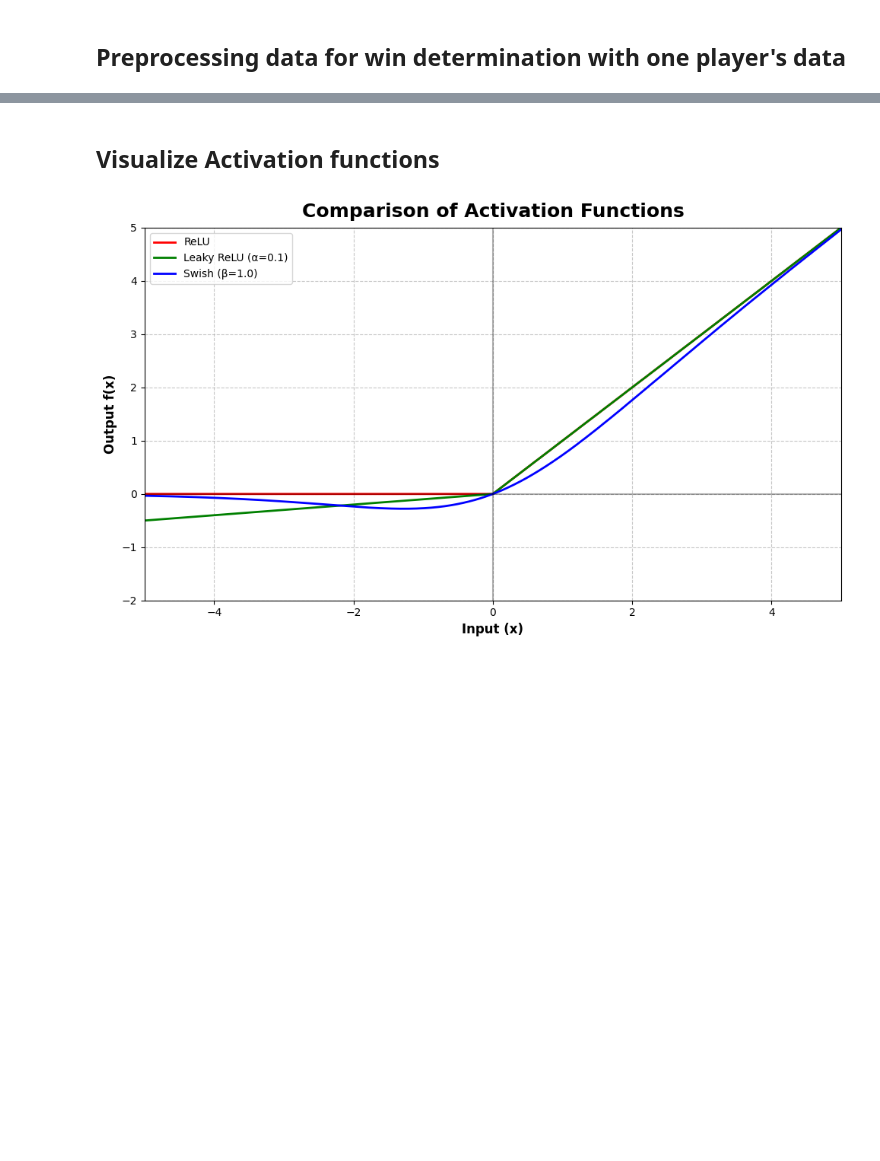
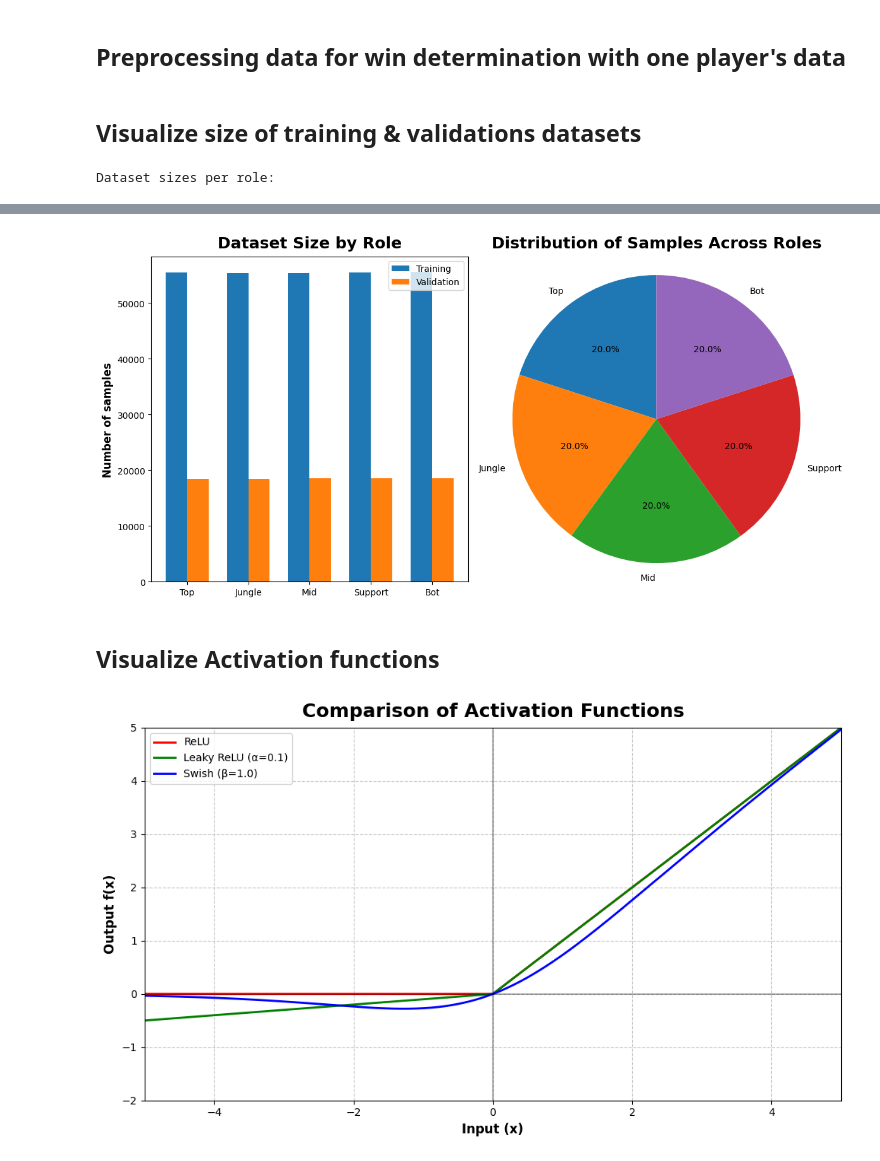
Before and after one commit to ARTHURVANBELLE/AI_LAB_MA1, a Jupyter notebook: models/1_models_win_loose.ipynb, the cells around one changed output, grey strips where cells are left out. Saved outputs shown, nothing was run; the diff lists cells and outputs as text; code cells hidden in the pictures; blank space fills up the shorter version.

```diff
--- a/models/1_models_win_loose.ipynb
+++ b/models/1_models_win_loose.ipynb
@@ -111,3 +109,80 @@ def get_role_data(role: str, test_game_id: int | None = None) -> tuple:
     X_valid = win_loose_preprocessor.transform(X_valid)
 
     return X_train, X_valid, y_train, y_valid
+# %% [markdown]
+## Visualize size of training & validations datasets
+# %%
+# Calculate and display dataset sizes for each role
+def calculate_dataset_sizes():
+    # Dictionary to store all dataset sizes
+    dataset_sizes = {}
+
+    # Get sizes for each role
+    for role in player_roles:
+        X_train, X_valid, y_train, y_valid = get_role_data(role)
+
+        dataset_sizes[role] = {
+            'train': len(X_train),
+            'valid': len(X_valid),
+            'total': len(X_train) + len(X_valid)
+        }
+
+    return dataset_sizes
+
+# Get dataset sizes
+dataset_sizes = calculate_dataset_sizes()
+
+# Create a dataframe for better visualization
+size_df = pd.DataFrame({
+    'Role': [],
+    'Training Samples': [],
+    'Validation Samples': [],
+    'Total Samples': [],
+    'Train %': []
+})
+
+for role, sizes in dataset_sizes.items():
+    size_df = pd.concat([size_df, pd.DataFrame({
+        'Role': [role],
+        'Training Samples': [sizes['train']],
+        'Validation Samples': [sizes['valid']],
+        'Total Samples': [sizes['total']],
+        'Train %': [round(sizes['train'] / sizes['total'] * 100, 1)]
+    })], ignore_index=True)
+
+# Display the dataframe
+print("Dataset sizes per role:")
+display(size_df)
+
+# Create a visualization
+plt.figure(figsize=(12, 6))
+
+# Bar chart of dataset sizes
+ax1 = plt.subplot(1, 2, 1)
+x = range(len(player_roles))
+width = 0.35
+ax1.bar([i - width/2 for i in x],
+       [dataset_sizes[role]['train'] for role in player_roles],
+       width, label='Training')
+ax1.bar([i + width/2 for i in x],
+       [dataset_sizes[role]['valid'] for role in player_roles],
+       width, label='Validation')
+ax1.set_xticks(x)
+ax1.set_xticklabels(player_roles)
+ax1.set_ylabel('Number of samples')
+ax1.set_title('Dataset Size by Role')
+ax1.legend()
+
+# Pie chart of total dataset distribution
+ax2 = plt.subplot(1, 2, 2)
+ax2.pie([dataset_sizes[role]['total'] for role in player_roles],
+       labels=player_roles,
+       autopct='%1.1f%%',
+       startangle=90)
+ax2.axis('equal')
+ax2.set_title('Distribution of Samples Across Roles')
+
+plt.tight_layout()
+plt.show()
+# %% [output]
+Dataset sizes per role:
@@ -114,3 +195,4 @@ def get_role_data(role: str, test_game_id: int | None = None) -> tuple:
+[figure, added]
 # %% [markdown]
 ## Visualize Activation functions
 # %%
```
Also changed, not shown: parts of 11 cells of this notebook, 2 other files.
